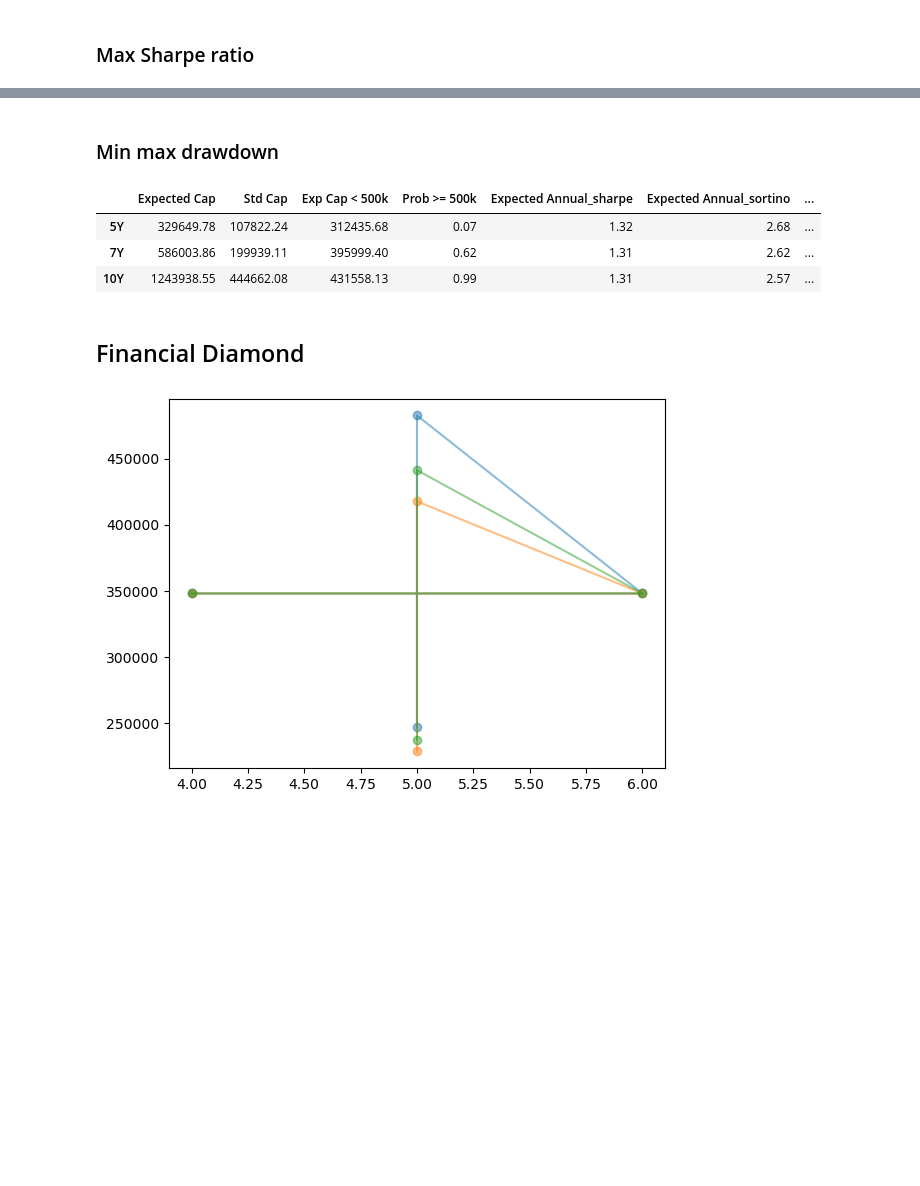
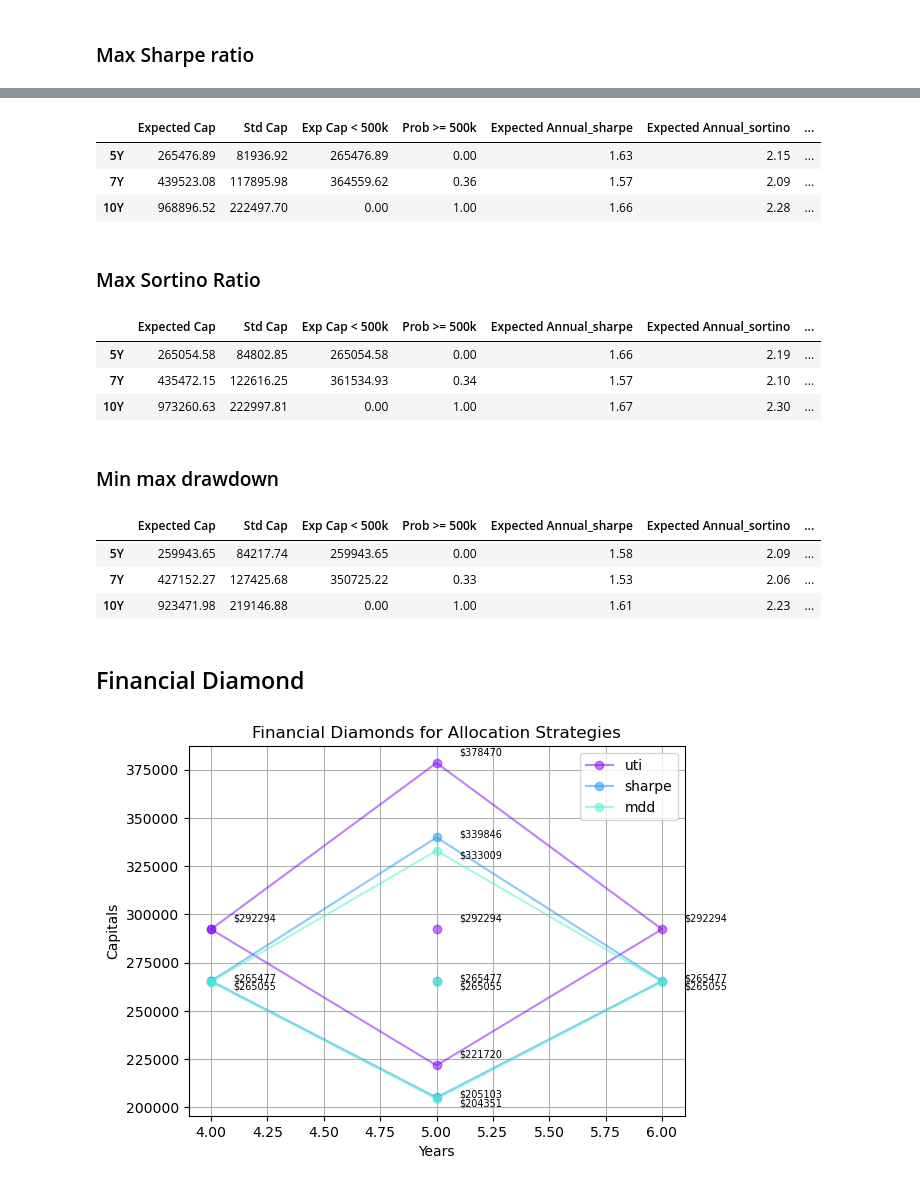
Before and after one commit to fxn-thu/FIN535-Final-23F, a Jupyter notebook: main.ipynb, the cells around one changed output, grey strips where cells are left out. Saved outputs shown, nothing was run; the diff lists cells and outputs as text; code cells hidden in the pictures; blank space fills up the shorter version.

```diff
--- a/main.ipynb
+++ b/main.ipynb
@@ -19,10 +19,3 @@ importlib.reload(McExperiment)
 data = pd.read_csv('data.csv')
 data['month'] = data['month'].apply(lambda x: datetime.strptime(x, '%Y-%m')) #assume each date per month is the last day
 data.set_index(['month'],inplace=True)
-# %%
-arr = [[0.3689973,0.827529082,0.524823816,0.75,-0.196526382],
-       [0.49018506,0.50981494,0.342315271,0.75,0],
-       [0.176134292,0.823865714,0.618647147,0.75,0]]
-opt_ratios = pd.DataFrame(arr, index = ['uti','sharpe','mdd'],
-                  columns=['x1','x2','x3','x4','x5'])
-opt_ratios
@@ -71,34 +78,55 @@ Summary_table2.round(2)
+# %%
+Summary_table_lst[1].round(2)
+# %% [output]
+|  | Expected Cap | Std Cap | Exp Cap < 500k | Prob >= 500k | Expected Annual_sharpe | Expected Annual_sortino | ... |
+| 5Y | 265476.89 | 81936.92 | 265476.89 | 0.00 | 1.63 | 2.15 | ... |
+| 7Y | 439523.08 | 117895.98 | 364559.62 | 0.36 | 1.57 | 2.09 | ... |
+| 10Y | 968896.52 | 222497.70 | 0.00 | 1.00 | 1.66 | 2.28 | ... |
+# %% [markdown]
+### Max Sortino Ratio
+# %%
+Summary_table_lst[2].round(2)
+# %% [output]
+|  | Expected Cap | Std Cap | Exp Cap < 500k | Prob >= 500k | Expected Annual_sharpe | Expected Annual_sortino | ... |
+| 5Y | 265054.58 | 84802.85 | 265054.58 | 0.00 | 1.66 | 2.19 | ... |
+| 7Y | 435472.15 | 122616.25 | 361534.93 | 0.34 | 1.57 | 2.10 | ... |
+| 10Y | 973260.63 | 222997.81 | 0.00 | 1.00 | 1.67 | 2.30 | ... |
 # %% [markdown]
 ### Min max drawdown
-# %%
-ratio = (opt_ratios.iloc[2,:]).to_list()
-
-# Get the analysis for end of 5Y/7Y/10Y
-Simu_table, Simu_cap_table = Experiments(MC,path_length,train_df,CAP,SAVE,g,ratio,years=[60,84,120],tax=0)
-Summary_table3, cap_table3 = GetSummary(Simu_table, Simu_cap_table, path_length)
-Summary_table3 = Summary_table3.fillna(0)
-Summary_table3.round(2)
-# %% [output]
-|  | Expected Cap | Std Cap | Exp Cap < 500k | Prob >= 500k | Expected Annual_sharpe | Expected Annual_sortino | ... |
-| 5Y | 329649.78 | 107822.24 | 312435.68 | 0.07 | 1.32 | 2.68 | ... |
-| 7Y | 586003.86 | 199939.11 | 395999.40 | 0.62 | 1.31 | 2.62 | ... |
-| 10Y | 1243938.55 | 444662.08 | 431558.13 | 0.99 | 1.31 | 2.57 | ... |
+# %%
+Summary_table_lst[3].round(2)
+# %% [output]
+|  | Expected Cap | Std Cap | Exp Cap < 500k | Prob >= 500k | Expected Annual_sharpe | Expected Annual_sortino | ... |
+| 5Y | 259943.65 | 84217.74 | 259943.65 | 0.00 | 1.58 | 2.09 | ... |
+| 7Y | 427152.27 | 127425.68 | 350725.22 | 0.33 | 1.53 | 2.06 | ... |
+| 10Y | 923471.98 | 219146.88 | 0.00 | 1.00 | 1.61 | 2.23 | ... |
 # %% [markdown]
 ## Financial Diamond
 # %%
 def get_loc(year_pts,cap_pts):
-    x_coor = [year_pts[0],year_pts[2],year_pts[1],year_pts[1]]
-    y_coor = [cap_pts[1],cap_pts[1],cap_pts[2],cap_pts[0]]
+    # points coordinates follows the order of left up right down left
+    x_coor = [year_pts[0],year_pts[1],year_pts[2],year_pts[1],year_pts[0]]
+    y_coor = [cap_pts[1],cap_pts[2],cap_pts[1],cap_pts[0],cap_pts[1]]
     return x_coor, y_coor
 
 year_pts = [4,5,6]
-cap_pts1 = [cap_table1.iloc[3,0],cap_table1.iloc[4,0], cap_table1.iloc[5,0]]
-cap_pts2 = [cap_table2.iloc[3,0],cap_table1.iloc[4,0], cap_table2.iloc[5,0]]
-cap_pts3 = [cap_table3.iloc[3,0],cap_table1.iloc[4,0], cap_table3.iloc[5,0]]
-cap_pts_lst = [cap_pts1,cap_pts2,cap_pts3]
+cap_pts_lst = [[cap_table_lst[i].iloc[3,0],cap_table_lst[i].iloc[4,0], cap_table_lst[i].iloc[5,0]] for i in range(3)]
-# %%
-for i in range(len(cap_pts_lst)):
-    x_coor, y_coor = get_loc(year_pts,cap_pts_lst[i])
-    plt.plot(x_coor, y_coor, '-o',alpha = 0.5)
-# %% [output]
-[figure, removed]
+# %%
+color = iter(cm.rainbow(np.linspace(0, 1, 6)))
+labels = ['uti','sharpe','mdd']
+fig, ax = plt.subplots()
+for i in range(len(cap_pts_lst)):
+    c = next(color)
+    x_coor, y_coor = get_loc(year_pts,cap_pts_lst[i])
+    ax.plot(x_coor, y_coor, '-o',alpha = 0.5, label=labels[i],c=c)
+    ax.plot(x_coor[1], y_coor[0], '-o',alpha = 0.5,c=c)
+    for j in range(len(x_coor)-1):
+        ax.annotate(f'${round(y_coor[j])}', (x_coor[j]+0.1, y_coor[j]-4000*(i-1)),fontsize=7)
+    ax.annotate(f'${round(y_coor[0])}', (x_coor[1]+0.1, y_coor[0]-4000*(i-1)),fontsize=7)
+ax.legend()
+ax.set_title('Financial Diamonds for Allocation Strategies')
+ax.set_xlabel('Years')
+ax.set_ylabel('Capitals')
+ax.grid()
+# %% [output]
+[figure, added]
```
Also changed, not shown: parts of 7 cells of this notebook, 5 other files.
